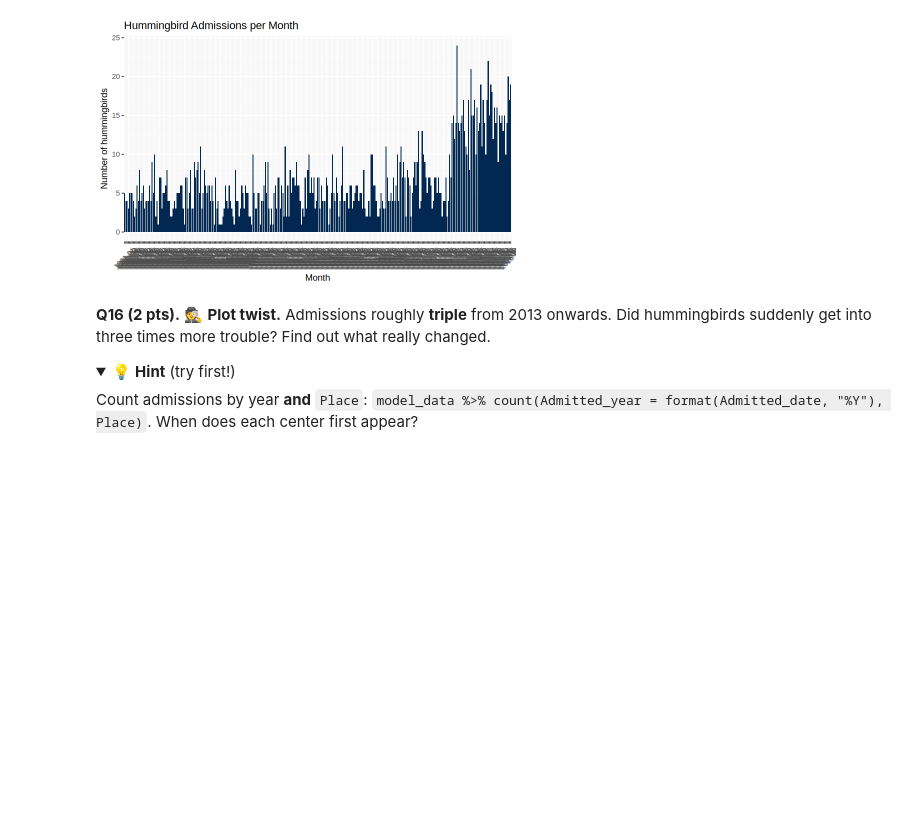
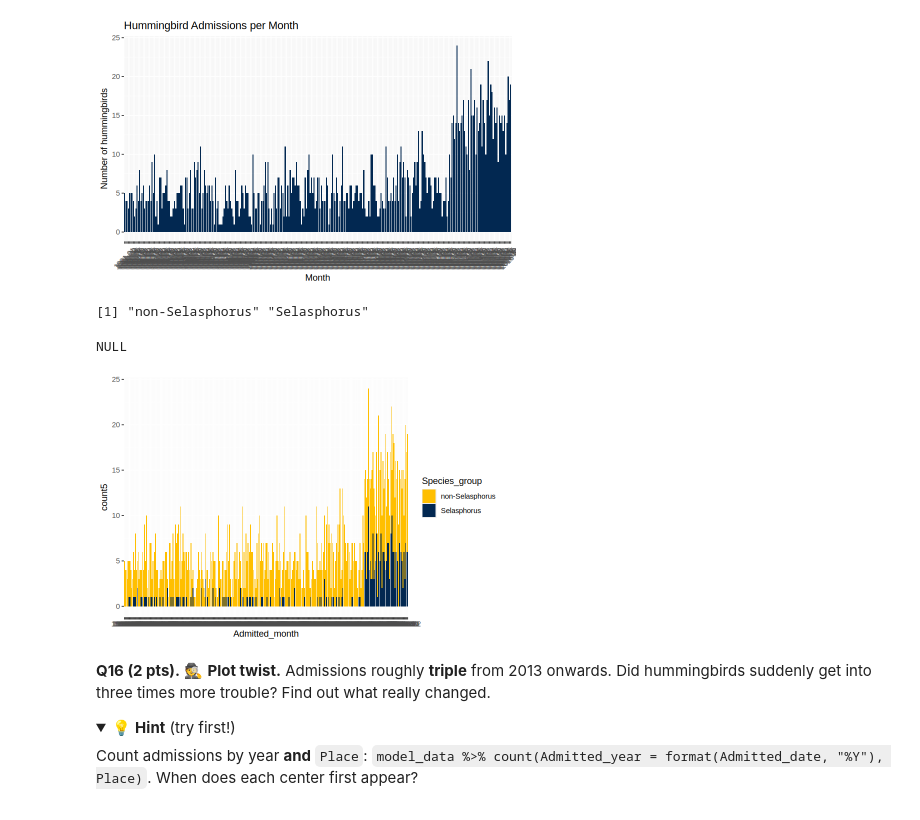
Before and after one commit to DennOrtiz/MPM_200_DennOrtiz, a Jupyter notebook: notebooks/dennise_ortiz_assignment_1_will__hummers_survive.ipynb, the cells around one changed output. Drawn from its saved outputs; the diff is of its cells as text; code cells hidden in the pictures; folded sections open; blank space fills up the shorter version.

Commit message:
Added timeline plot of monthly admissions

```diff
--- a/notebooks/dennise_ortiz_assignment_1_will__hummers_survive.ipynb
+++ b/notebooks/dennise_ortiz_assignment_1_will__hummers_survive.ipynb
@@ -458,6 +458,29 @@ ggplot(admissions_by_month, aes(x = Admitted_month, y = count3)) +
 # %% [output]
 [figure]
 [figure]
+# %%
+#Admission by month and by species group
+admissions_by_month <- model_data %>%
+  mutate(Admitted_month = format(Admitted, "%Y-%m")) %>%
+  filter(!is.na(Admitted), !is.na(ID)) %>%
+  group_by(Admitted_month, Species_group) %>%
+  summarise (count5 = n_distinct(ID), .groups = "drop")
+
+unique(model_data$Species_group)
+
+ggplot(admissions_by_month, aes(x = Admitted_month, y = count5, fill= Species_group)) +
+  geom_col() +
+  scale_fill_manual(
+    values = c( "Selasphorus" = "#022851",
+      "non-Selasphorus" = "#FFBF00"))
+  xlab("Month") +
+  ylab("Number of hummingbirds") +
+  labs(title = "Hummingbird Admissions per Month") +
+  theme(axis.text.x = element_text(angle = 45, vjust = 0.5))
+# %% [output]
+[1] "non-Selasphorus" "Selasphorus"
+NULL
+[figure, added]
 # %% [markdown]
 **Q16 (2 pts).** 🕵️ **Plot twist.** Admissions roughly **triple** from 2013 onwards. Did hummingbirds suddenly get into three times more trouble? Find out what really changed.
 
```
Also changed, not shown: parts of 1 cell of this notebook.
